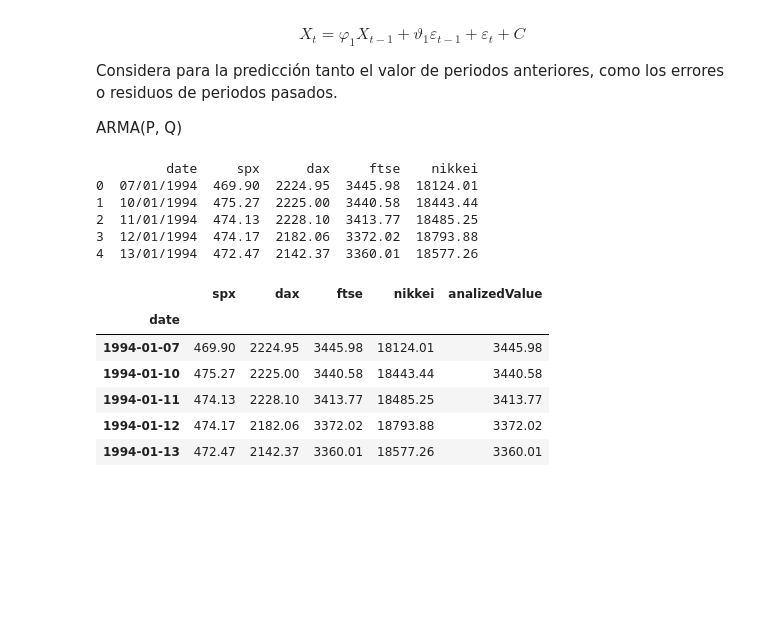
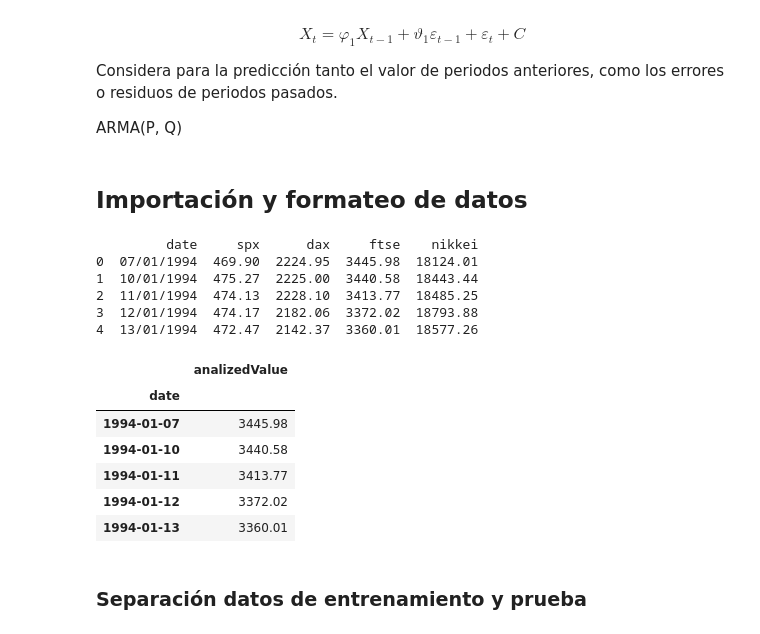
Before and after one commit to cccg8105/notebook_AD, a Jupyter notebook: template Series temporales/ARMA.ipynb, the cells around one changed output. Drawn from its saved outputs; the diff is of its cells as text; code cells hidden in the pictures; blank space fills up the shorter version.

```diff
--- a/template Series temporales/ARMA.ipynb
+++ b/template Series temporales/ARMA.ipynb
@@ -8,6 +8,8 @@ $$ X_{t} = \varphi_{1} X_{t-1}+\vartheta_{1}\varepsilon_{t-1} + \varepsilon_{t}
 Considera para la predicción tanto el valor de periodos anteriores, como los errores o residuos de periodos pasados.
 
 ARMA(P, Q)
+# %% [markdown]
+## Importación y formateo de datos
 # %%
 import pandas as pd
 import numpy as np
@@ -26,37 +28,41 @@ sns.set()
 def LLR_test(mod_1, mod_2, DF = 1):
     L1 = mod_1.llf
     L2 = mod_2.llf
     LR = (2*(L2-L1))
     p = chi2.sf(LR, DF).round(3)
     return p
 
 # carga de archivo
 raw_csv_data = pd.read_csv("https://raw.githubusercontent.com/cccg8105/curso-series-temporales/master/7.%20ARMA%20autorregresivos%20de%20medias%20moviles/Python/Index2018.csv")
 dateColumnName = "date"
 analizedValue = "ftse"
+unused_columns = ['spx','dax','ftse','nikkei']
 
 # Formateo de dataset
 df_comp=raw_csv_data.copy()
 print(raw_csv_data.head(5))
 df_comp.date = pd.to_datetime(df_comp[dateColumnName], dayfirst = True)
 df_comp.set_index(dateColumnName, inplace=True)
 df_comp=df_comp.asfreq('b')
 df_comp=df_comp.fillna(method='ffill')
 df_comp['analizedValue']=df_comp[analizedValue]
 
+df_comp = df_comp.drop(unused_columns, axis=1)
 # data frame para analizar
 df_comp.head(5)
 # %% [output]
          date     spx      dax     ftse    nikkei
 0  07/01/1994  469.90  2224.95  3445.98  18124.01
 1  10/01/1994  475.27  2225.00  3440.58  18443.44
 2  11/01/1994  474.13  2228.10  3413.77  18485.25
 3  12/01/1994  474.17  2182.06  3372.02  18793.88
 4  13/01/1994  472.47  2142.37  3360.01  18577.26
-|  | spx | dax | ftse | nikkei | analizedValue |
-| date |  |  |  |  |  |
-| 1994-01-07 | 469.90 | 2224.95 | 3445.98 | 18124.01 | 3445.98 |
-| 1994-01-10 | 475.27 | 2225.00 | 3440.58 | 18443.44 | 3440.58 |
-| 1994-01-11 | 474.13 | 2228.10 | 3413.77 | 18485.25 | 3413.77 |
-| 1994-01-12 | 474.17 | 2182.06 | 3372.02 | 18793.88 | 3372.02 |
-| 1994-01-13 | 472.47 | 2142.37 | 3360.01 | 18577.26 | 3360.01 |
+|  | analizedValue |
+| date |  |
+| 1994-01-07 | 3445.98 |
+| 1994-01-10 | 3440.58 |
+| 1994-01-11 | 3413.77 |
+| 1994-01-12 | 3372.02 |
+| 1994-01-13 | 3360.01 |
+# %% [markdown]
+### Separación datos de entrenamiento y prueba
```
Also changed, not shown: parts of 4 cells of this notebook.
